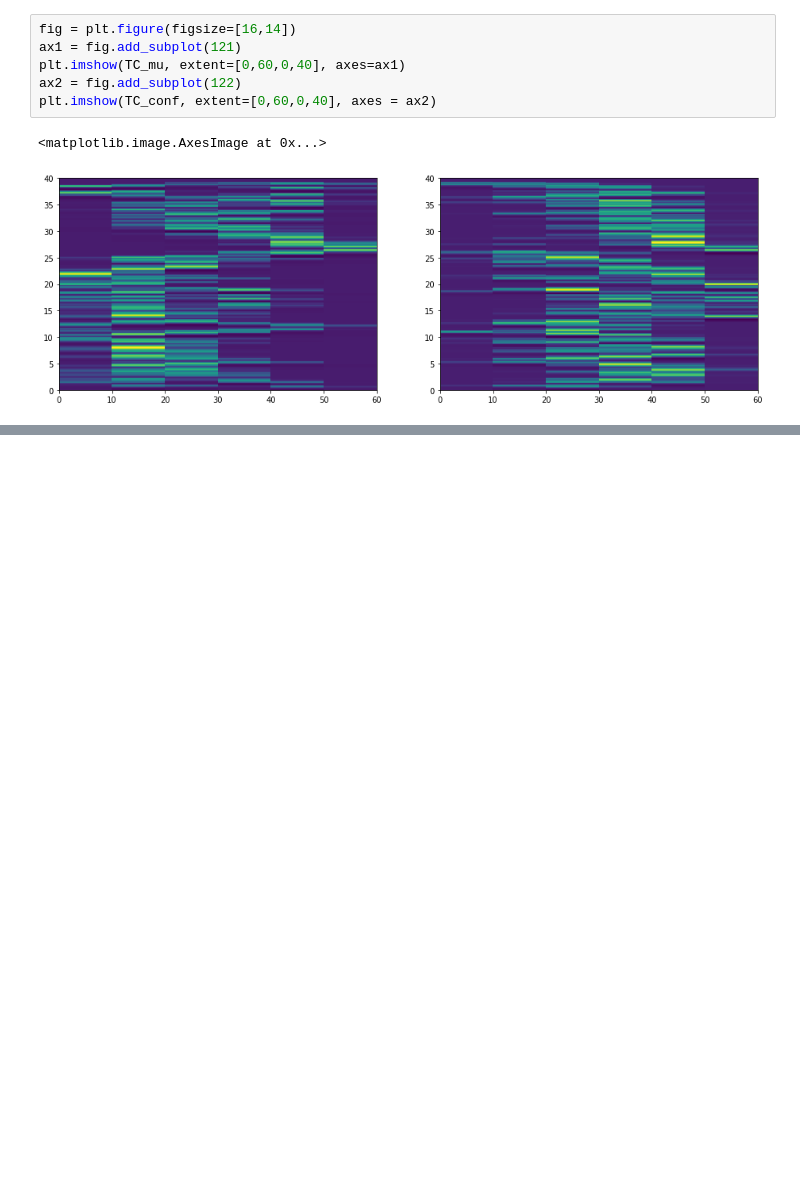
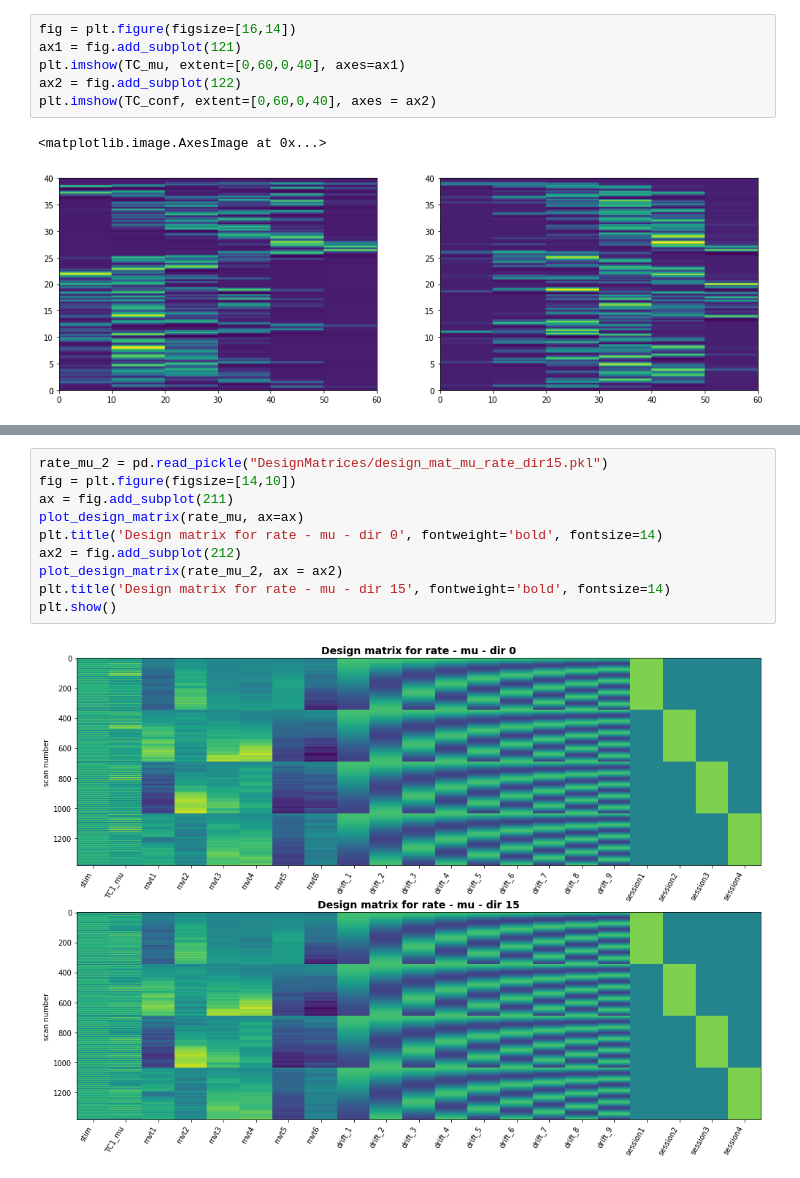
Before and after one commit to tiffanybounmy/ProbabilityNeuralCodes, a Jupyter notebook: EncodingModels.ipynb, the cells around one changed output, grey strips where cells are left out. Drawn from its saved outputs; the diff is of its cells as text; blank space fills up the shorter version.

```diff
--- a/EncodingModels.ipynb
+++ b/EncodingModels.ipynb
@@ -394,0 +451,12 @@ plot_design_matrix(test, ax=ax)
+# %%
+rate_mu_2 = pd.read_pickle("DesignMatrices/design_mat_mu_rate_dir15.pkl")
+fig = plt.figure(figsize=[14,10])
+ax = fig.add_subplot(211)
+plot_design_matrix(rate_mu, ax=ax)
+plt.title('Design matrix for rate - mu - dir 0', fontweight='bold', fontsize=14)
+ax2 = fig.add_subplot(212)
+plot_design_matrix(rate_mu_2, ax = ax2)
+plt.title('Design matrix for rate - mu - dir 15', fontweight='bold', fontsize=14)
+plt.show()
+# %% [output]
+[figure, added]
```
Also changed, not shown: parts of 8 cells of this notebook.
